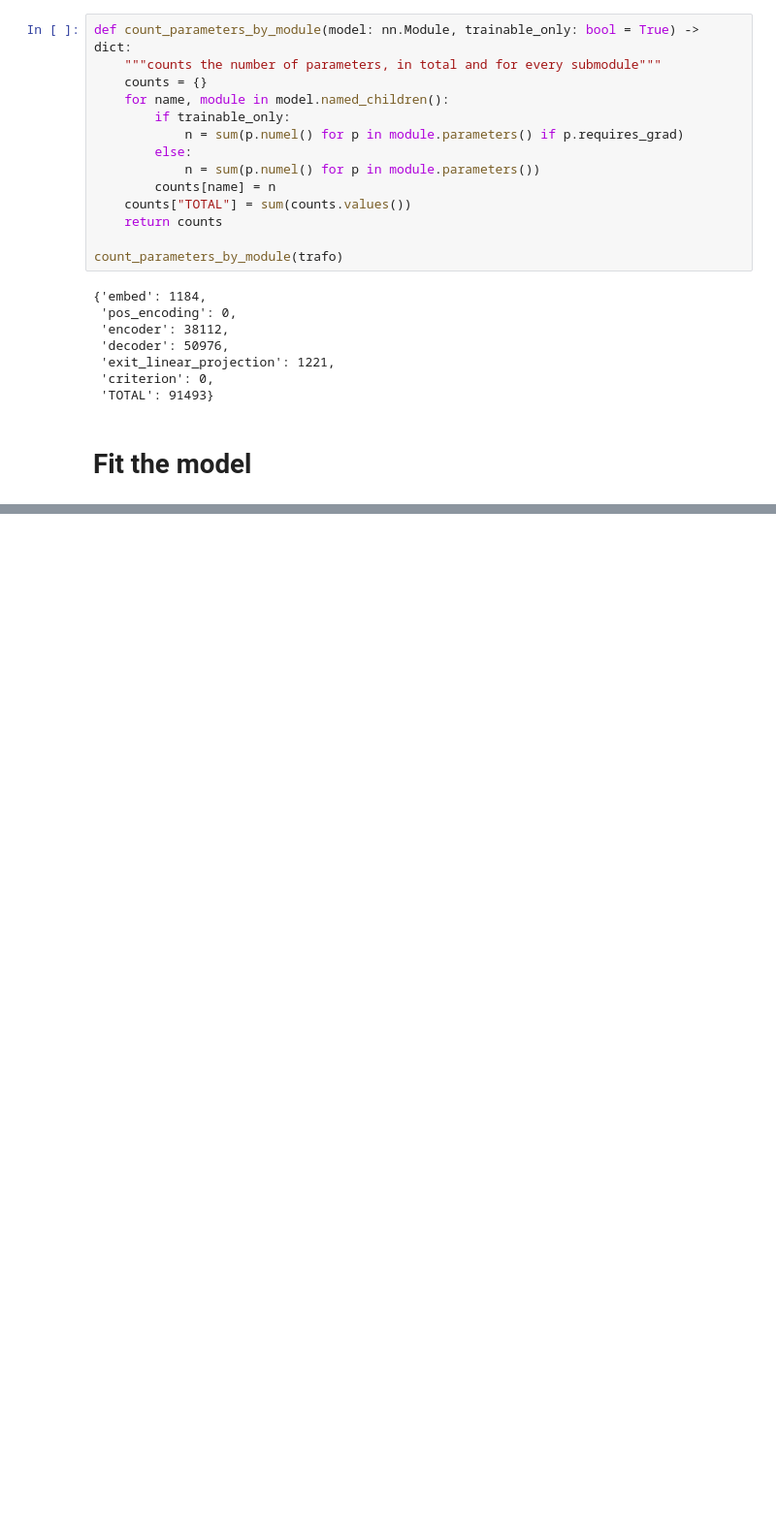
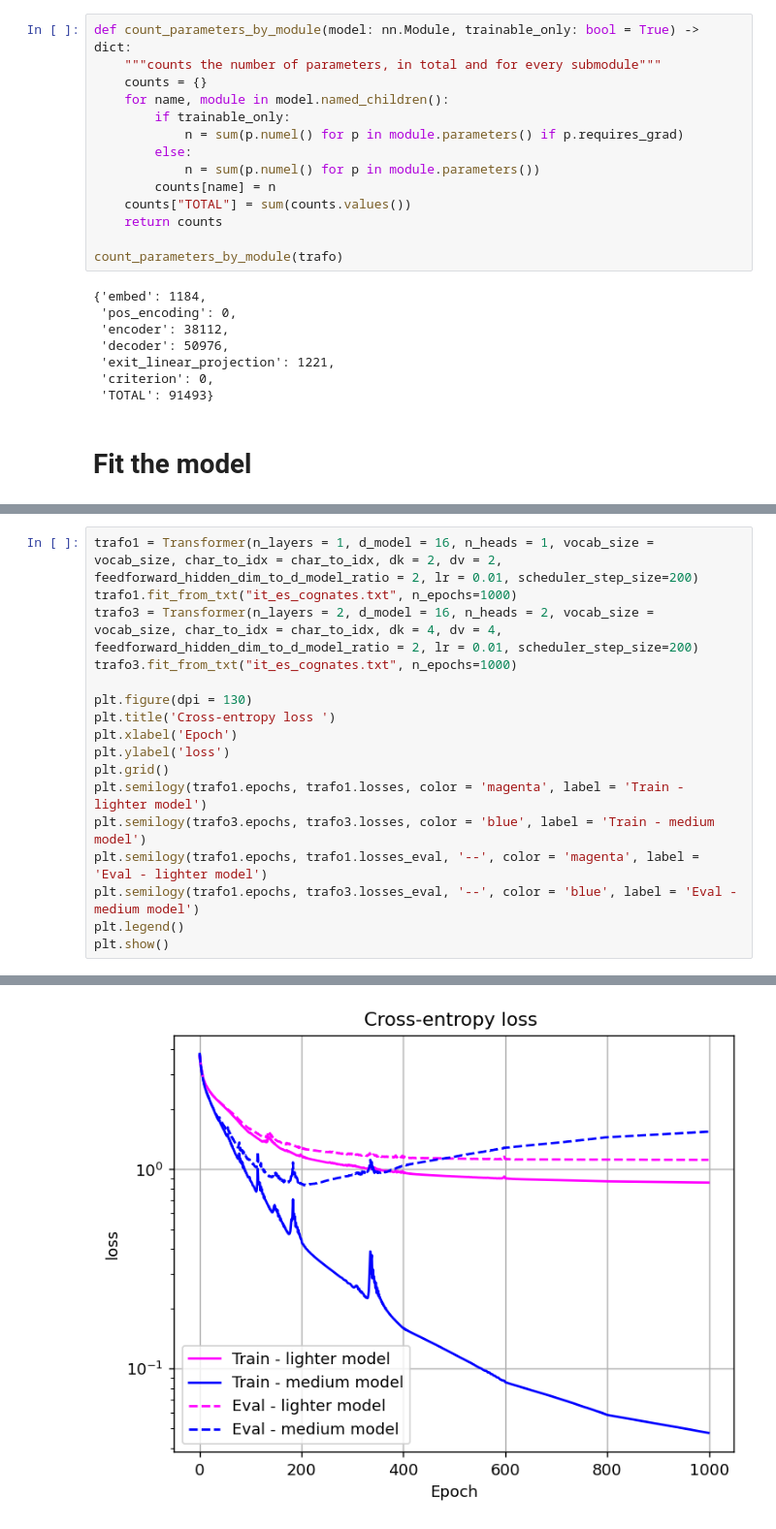
Before and after one commit to sottoviafilippo/Phonetic_correspondences, a Jupyter notebook: phonetic_correspondences_trials.ipynb, the cells around one changed output, grey strips where cells are left out. Shown at 97% size. Cells and saved outputs as stored; diff of their text form; blank space fills up the shorter version.

```diff
--- a/phonetic_correspondences_trials.ipynb
+++ b/phonetic_correspondences_trials.ipynb
@@ -302,0 +302,18 @@ ossa            | hosela               | hosas                | soba
+# %%
+trafo1 = Transformer(n_layers = 1, d_model = 16, n_heads = 1, vocab_size = vocab_size, char_to_idx = char_to_idx, dk = 2, dv = 2, feedforward_hidden_dim_to_d_model_ratio = 2, lr = 0.01, scheduler_step_size=200)
+trafo1.fit_from_txt("it_es_cognates.txt", n_epochs=1000)
+trafo3 = Transformer(n_layers = 2, d_model = 16, n_heads = 2, vocab_size = vocab_size, char_to_idx = char_to_idx, dk = 4, dv = 4, feedforward_hidden_dim_to_d_model_ratio = 2, lr = 0.01, scheduler_step_size=200)
+trafo3.fit_from_txt("it_es_cognates.txt", n_epochs=1000)
+
+plt.figure(dpi = 130)
+plt.title('Cross-entropy loss ')
+plt.xlabel('Epoch')
+plt.ylabel('loss')
+plt.grid()
+plt.semilogy(trafo1.epochs, trafo1.losses, color = 'magenta', label = 'Train - lighter model')
+plt.semilogy(trafo3.epochs, trafo3.losses, color = 'blue', label = 'Train - medium model')
+plt.semilogy(trafo1.epochs, trafo1.losses_eval, '--', color = 'magenta', label = 'Eval - lighter model')
+plt.semilogy(trafo1.epochs, trafo3.losses_eval, '--', color = 'blue', label = 'Eval - medium model')
+plt.legend()
+plt.show()
+# %% [output]
@@ -303,3 +340,4 @@ ossa            | hosela               | hosas                | soba
+[figure, added]
 # %% [markdown]
 # basically, overfitting
 works fine on training dataset but not very well on random words. especially with large model. in some cases the lmodels give ok results for words not in training dataset (such as lutti - luchos). Note that the Spanish must does not have to exist in reality! It is only a hypothetical words obtained by applying the phonetical correspoendence between the two languages
```
Also changed, not shown: parts of 8 cells of this notebook, 3 other files.
